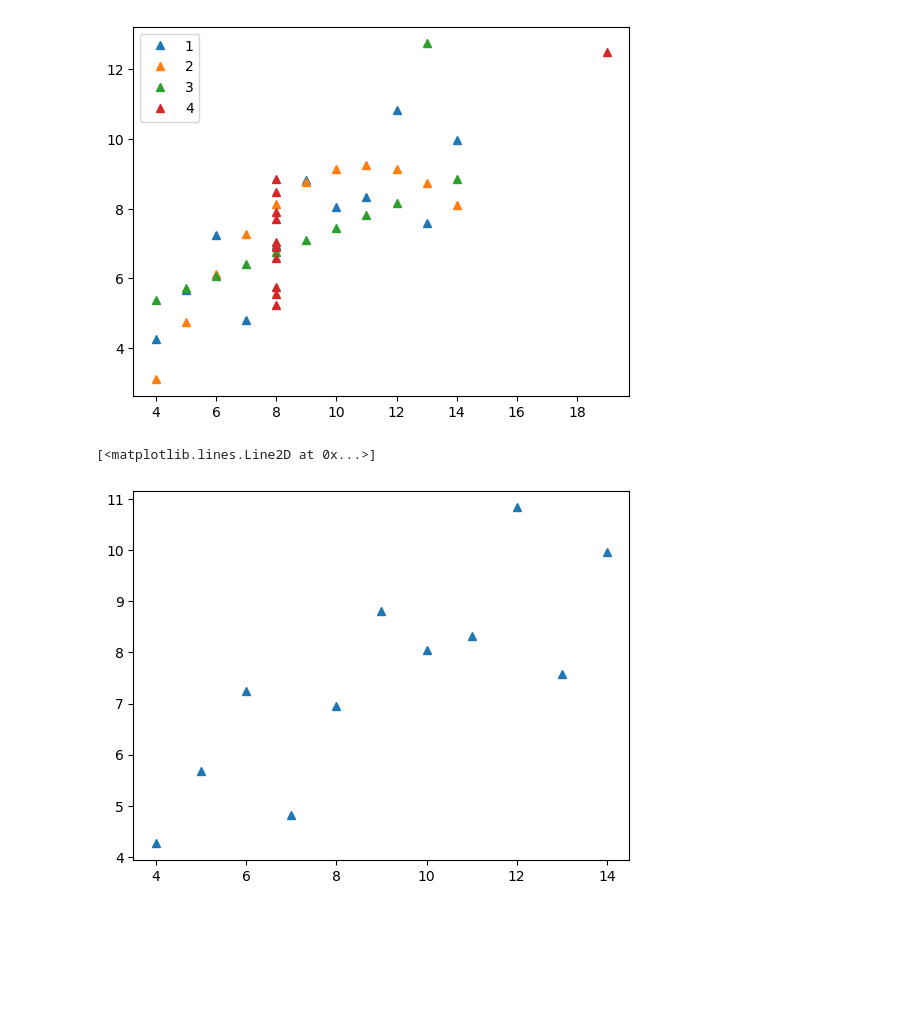
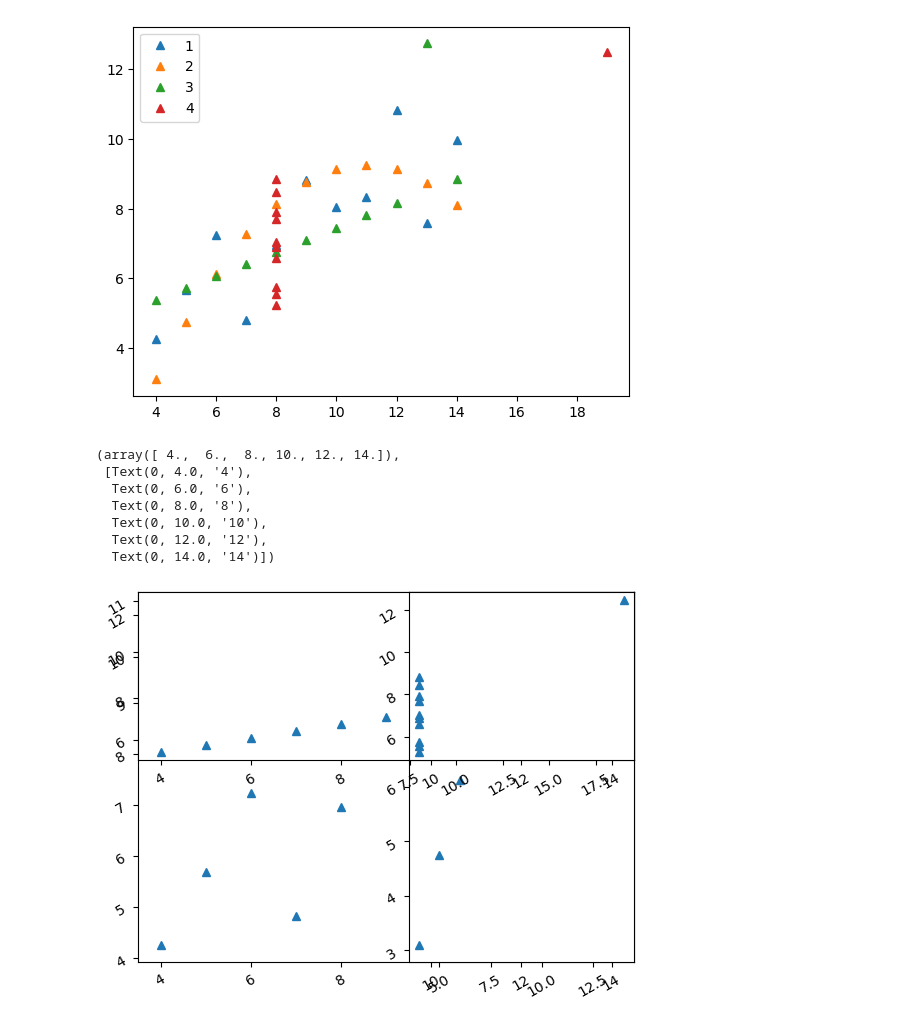
Before and after one commit to Clear-head/hipython_repo, a Jupyter notebook: 17_시각화.ipynb, the cells around one changed output. Cells and saved outputs as stored; diff of their text form; code cells hidden in the pictures; blank space fills up the shorter version.

```diff
--- a/17_시각화.ipynb
+++ b/17_시각화.ipynb
@@ -84,11 +89,32 @@ plt.legend()
 <matplotlib.legend.Legend at 0x...>
 [figure]
 # %%
-plt.plot(d1['x'], d1['y'], '^', label = 1)
-plt.plot(d2['x'], d2['y'], '^', label = 2)
-plt.plot(d3['x'], d3['y'], '^', label = 3)
-plt.plot(d4['x'], d4['y'], '^', label = 4)
+plt.subplot(1, 1, 1)
+plt.plot(d1['x'], d1['y'], '^')
+plt.xticks(rotation=30)
+plt.yticks(rotation=30)
+
+plt.subplot(1, 2, 2)
+plt.plot(d2['x'], d2['y'], '^')
+plt.xticks(rotation=30)
+plt.yticks(rotation=30)
+
+plt.subplot(2, 1, 1)
+plt.plot(d3['x'], d3['y'], '^')
+plt.xticks(rotation=30)
+plt.yticks(rotation=30)
+
+plt.subplot(2, 2, 2)
+plt.plot(d4['x'], d4['y'], '^')
+plt.xticks(rotation=30)
+plt.yticks(rotation=30)
 # %% [output]
-[<matplotlib.lines.Line2D at 0x...>]
+(array([ 4.,  6.,  8., 10., 12., 14.]),
+ [Text(0, 4.0, '4'),
+  Text(0, 6.0, '6'),
+  Text(0, 8.0, '8'),
+  Text(0, 10.0, '10'),
+  Text(0, 12.0, '12'),
+  Text(0, 14.0, '14')])
-[figure, old version]
+[figure, new version]
 # %%
```
Also changed, not shown: parts of 3 cells of this notebook.
